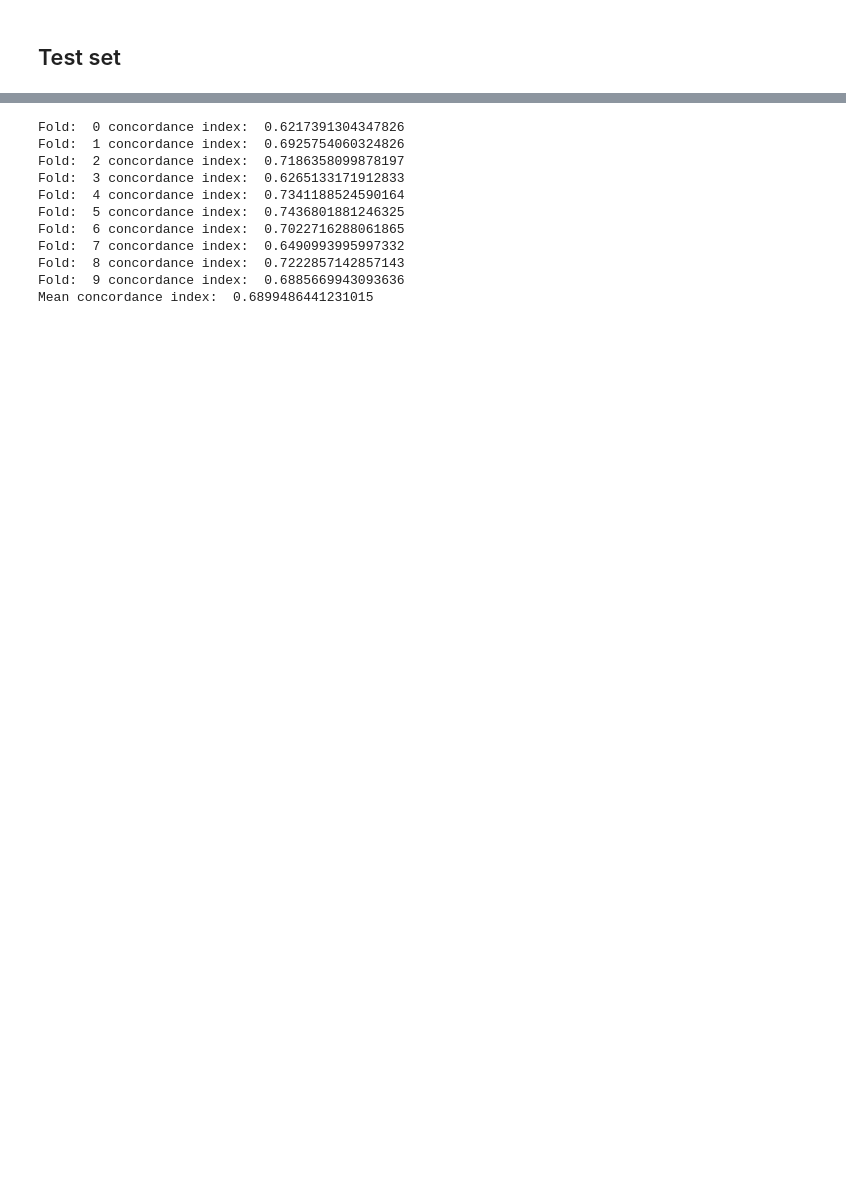
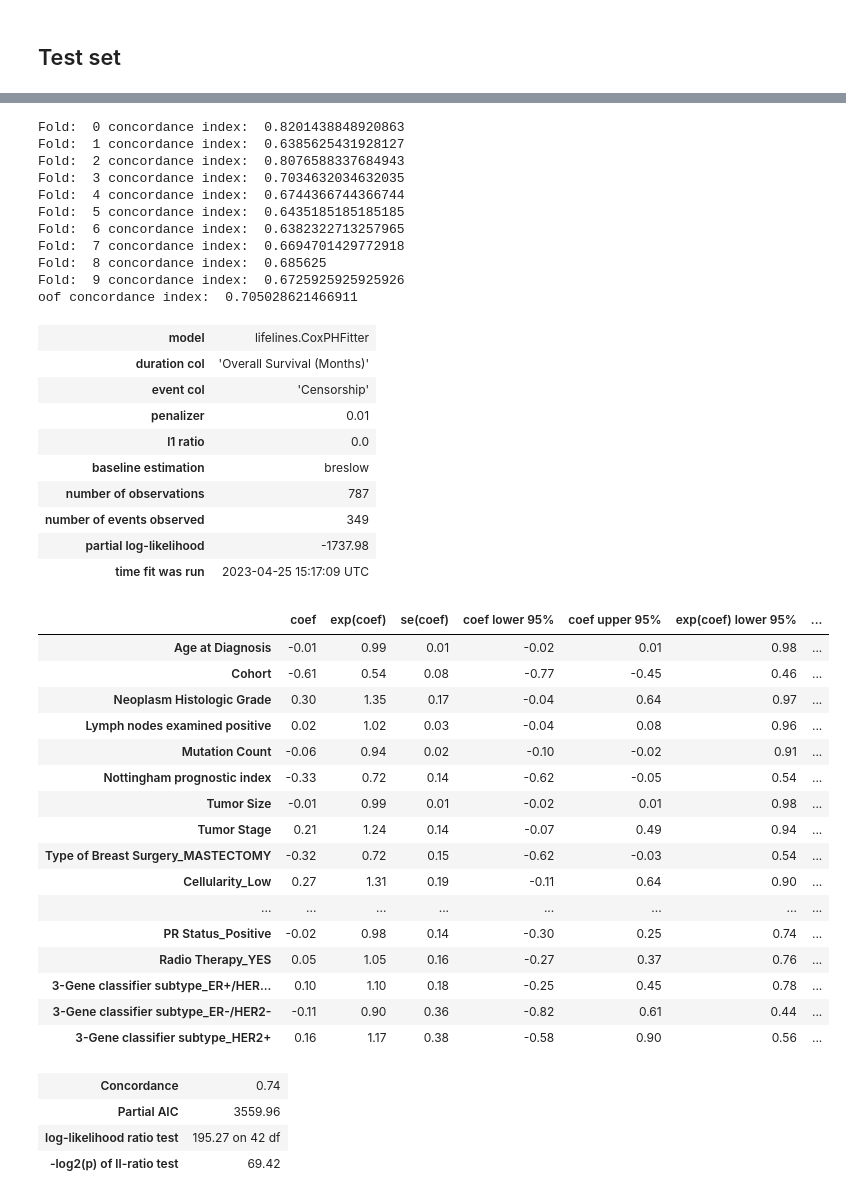
Before and after one commit to SzymonOzog/Deep-Learning-In-Survival-Analysis, a Jupyter notebook: ModelEvaluation.ipynb, the cells around one changed output, grey strips where cells are left out. Cells and saved outputs as stored; diff of their text form; code cells hidden in the pictures; blank space fills up the shorter version.

```diff
--- a/ModelEvaluation.ipynb
+++ b/ModelEvaluation.ipynb
@@ -62,32 +91,75 @@ print(vif_data)
 # %%
-num_folds =10
+num_folds = 10
 kf = KFold(n_splits=num_folds, shuffle=True, random_state=0)
 mean_concordance = 0.0
 models = []
-for i, (train_index, test_index) in enumerate(kf.split(df_clear)):
-    train = df_clear.iloc[train_index]
-    valid = df_clear.iloc[test_index]
+oof_preds = np.zeros((len(df_train), 1))
+for i, (train_index, test_index) in enumerate(kf.split(df_train)):
+    train = df_train.iloc[train_index]
+    valid = df_train.iloc[test_index]
 
     cph = CoxPHFitter(penalizer=0.01)
-    cph.fit(train, duration_col = "Overall Survival (Months)", event_col = "Censorship")
+    cph.fit(train, duration_col = duration_col, event_col = event_col)
     concordance_index = cph.score(valid, scoring_method="concordance_index")
+
     print("Fold: ", i, "concordance index: ", concordance_index)
+
     mean_concordance += concordance_index
 
+    oof_preds[test_index] = cph.predict_partial_hazard(valid).values.reshape(-1, 1)
+
     models.append(cph)
-print("Mean concordance index: ", mean_concordance / num_folds)
+print("oof concordance index: ", lifelines.utils.concordance_index(df_train[duration_col].values, -oof_preds, df_train[event_col].values))
 # %% [output]
-Fold:  0 concordance index:  0.6217391304347826
-Fold:  1 concordance index:  0.6925754060324826
-Fold:  2 concordance index:  0.7186358099878197
-Fold:  3 concordance index:  0.6265133171912833
-Fold:  4 concordance index:  0.7341188524590164
-Fold:  5 concordance index:  0.7436801881246325
-Fold:  6 concordance index:  0.7022716288061865
-Fold:  7 concordance index:  0.6490993995997332
-Fold:  8 concordance index:  0.7222857142857143
-Fold:  9 concordance index:  0.6885669943093636
-Mean concordance index:  0.6899486441231015
+Fold:  0 concordance index:  0.8201438848920863
+Fold:  1 concordance index:  0.6385625431928127
+Fold:  2 concordance index:  0.8076588337684943
+Fold:  3 concordance index:  0.7034632034632035
+Fold:  4 concordance index:  0.6744366744366744
+Fold:  5 concordance index:  0.6435185185185185
+Fold:  6 concordance index:  0.6382322713257965
+Fold:  7 concordance index:  0.6694701429772918
+Fold:  8 concordance index:  0.685625
+Fold:  9 concordance index:  0.6725925925925926
+oof concordance index:  0.705028621466911
+# %%
+cph = CoxPHFitter(penalizer=0.01)
+cph.fit(train, duration_col = duration_col, event_col = event_col)
+concordance_index = cph.score(valid, scoring_method="concordance_index")
+
+cph.print_summary()
+# %% [output]
+| model | lifelines.CoxPHFitter |
+| duration col | 'Overall Survival (Months)' |
+| event col | 'Censorship' |
+| penalizer | 0.01 |
+| l1 ratio | 0.0 |
+| baseline estimation | breslow |
+| number of observations | 787 |
+| number of events observed | 349 |
+| partial log-likelihood | -1737.98 |
+| time fit was run | 2023-04-25 15:17:09 UTC |
+|  | coef | exp(coef) | se(coef) | coef lower 95% | coef upper 95% | exp(coef) lower 95% | ... |
+| Age at Diagnosis | -0.01 | 0.99 | 0.01 | -0.02 | 0.01 | 0.98 | ... |
+| Cohort | -0.61 | 0.54 | 0.08 | -0.77 | -0.45 | 0.46 | ... |
+| Neoplasm Histologic Grade | 0.30 | 1.35 | 0.17 | -0.04 | 0.64 | 0.97 | ... |
+| Lymph nodes examined positive | 0.02 | 1.02 | 0.03 | -0.04 | 0.08 | 0.96 | ... |
+| Mutation Count | -0.06 | 0.94 | 0.02 | -0.10 | -0.02 | 0.91 | ... |
+| Nottingham prognostic index | -0.33 | 0.72 | 0.14 | -0.62 | -0.05 | 0.54 | ... |
+| Tumor Size | -0.01 | 0.99 | 0.01 | -0.02 | 0.01 | 0.98 | ... |
+| Tumor Stage | 0.21 | 1.24 | 0.14 | -0.07 | 0.49 | 0.94 | ... |
+| Type of Breast Surgery_MASTECTOMY | -0.32 | 0.72 | 0.15 | -0.62 | -0.03 | 0.54 | ... |
+| Cellularity_Low | 0.27 | 1.31 | 0.19 | -0.11 | 0.64 | 0.90 | ... |
+| ... | ... | ... | ... | ... | ... | ... | ... |
+| PR Status_Positive | -0.02 | 0.98 | 0.14 | -0.30 | 0.25 | 0.74 | ... |
+| Radio Therapy_YES | 0.05 | 1.05 | 0.16 | -0.27 | 0.37 | 0.76 | ... |
+| 3-Gene classifier subtype_ER+/HER... | 0.10 | 1.10 | 0.18 | -0.25 | 0.45 | 0.78 | ... |
+| 3-Gene classifier subtype_ER-/HER2- | -0.11 | 0.90 | 0.36 | -0.82 | 0.61 | 0.44 | ... |
+| 3-Gene classifier subtype_HER2+ | 0.16 | 1.17 | 0.38 | -0.58 | 0.90 | 0.56 | ... |
+| Concordance | 0.74 |
+| Partial AIC | 3559.96 |
+| log-likelihood ratio test | 195.27 on 42 df |
+| -log2(p) of ll-ratio test | 69.42 |
 # %%
 predictions = np.zeros(df_test.shape[0])
 for model in models:
```
Also changed, not shown: parts of 18 cells of this notebook.
